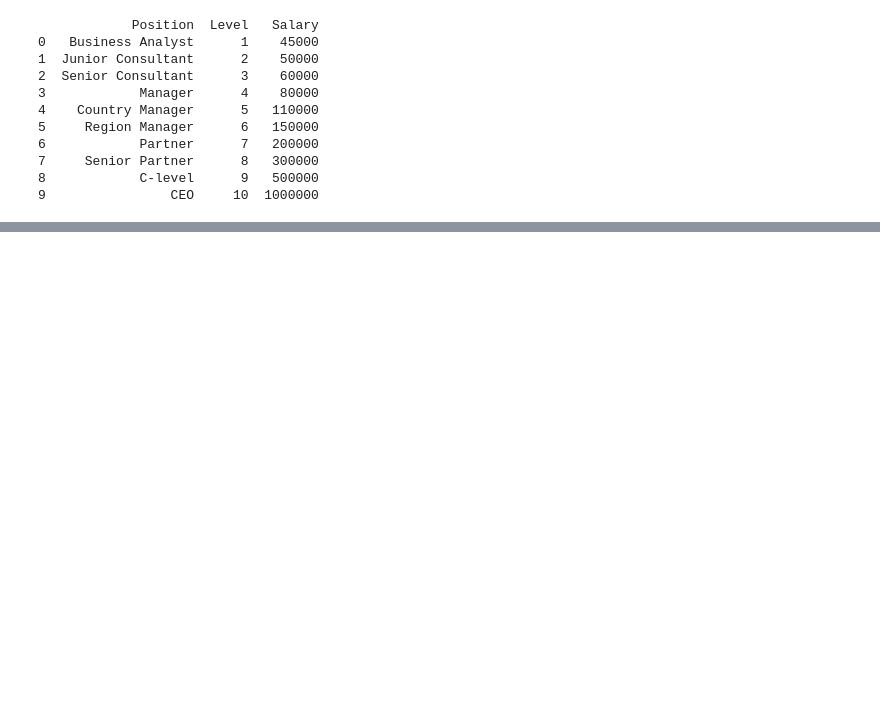
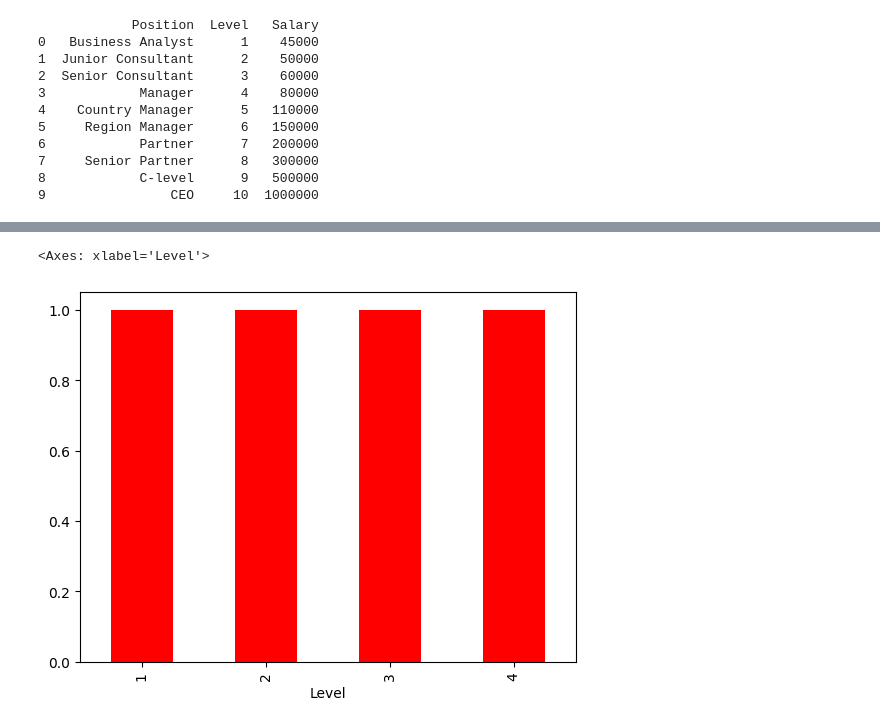
Before and after one commit to achuthanadarsh977/Python, a Jupyter notebook: machine learning/Decision.ipynb, the cells around one changed output, grey strips where cells are left out. Cells and saved outputs as stored; diff of their text form; code cells hidden in the pictures; blank space fills up the shorter version.

```diff
--- a/machine learning/Decision.ipynb
+++ b/machine learning/Decision.ipynb
@@ -37,0 +60,5 @@ plt.show()
+# %%
+data['Level'].value_counts().head(4).plot(kind = "bar" , color = "red")
+# %% [output]
+<Axes: xlabel='Level'>
+[figure, added]
```
Also changed, not shown: parts of 4 cells of this notebook, 2 other files.
